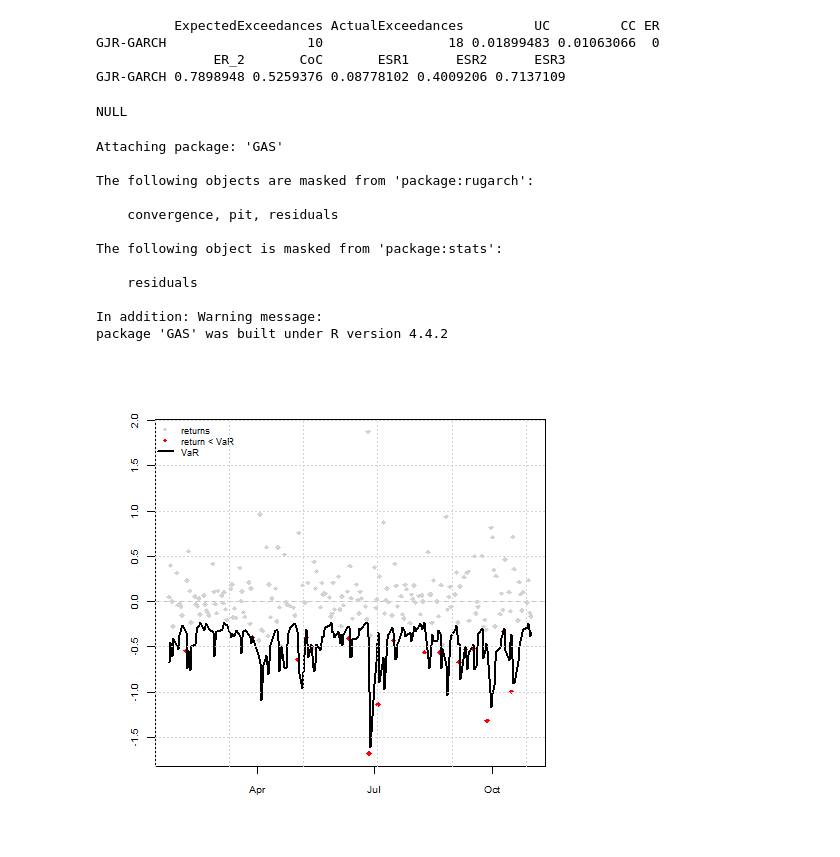
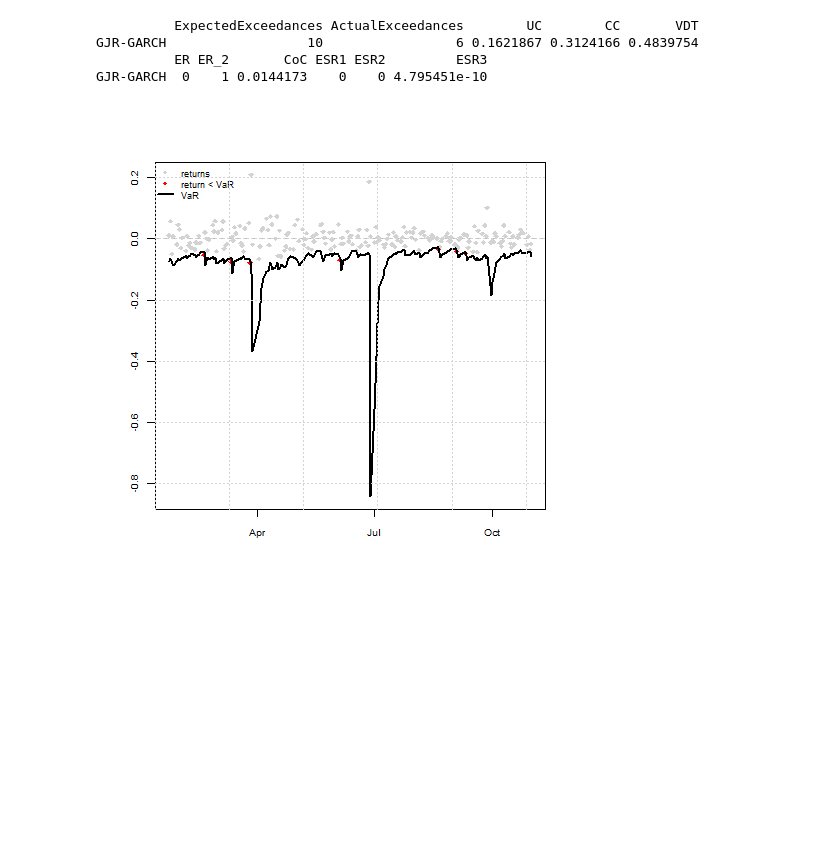
Before and after one commit to chrisdybdahl/var-es-toolbox, a Jupyter notebook: notebooks/03_model_training.ipynb, the cells around one changed output. Saved outputs shown, nothing was run; the diff lists cells and outputs as text; code cells hidden in the pictures; blank space fills up the shorter version.

```diff
--- a/notebooks/03_model_training.ipynb
+++ b/notebooks/03_model_training.ipynb
@@ -13,7 +15,7 @@ from rpy2.robjects import pandas2ri, globalenv
 # %%
 project_dir = Path(os.getcwd()).resolve().parent
 # Asset
-asset = "DBc1_return"
+asset = "DEBQc1_return"
 globalenv["asset"] = str(asset)
 
 # Retrieve data
@@ -30,7 +32,7 @@ hs_path = models_dir / "hs.R"
 garch_path = models_dir / "garch.R"
 gas_path = models_dir / "gas.R"
 hybrid_evt_path = models_dir / "hybrid_evt.R"
-caviar_path = models_dir / "caviar.R"
+caviar_path = models_dir / "caviar" / "caviar.R"
 backtest_path = backtest_dir / "backtesting.R"
 
 globalenv['hs_path'] = str(hs_path)
@@ -50,7 +52,7 @@ c = 0.05
 t = 0.95
 p = 1
 q = 1
-m = 1000
+m = 500
 n = 200
 refit = 10
 
@@ -244,33 +232,20 @@ source(backtest_path)
 vol <- result$VOL
 run_backtests(returns, var, es, c, VOL = vol, prefix = "GJR-GARCH")
 # %% [output]
-          ExpectedExceedances ActualExceedances         UC         CC ER
-GJR-GARCH                  10                18 0.01899483 0.01063066  0
-               ER_2       CoC       ESR1      ESR2      ESR3
-GJR-GARCH 0.7898948 0.5259376 0.08778102 0.4009206 0.7137109
+          ExpectedExceedances ActualExceedances        UC        CC       VDT
+GJR-GARCH                  10                 6 0.1621867 0.3124166 0.4839754
+          ER ER_2       CoC ESR1 ESR2         ESR3
+GJR-GARCH  0    1 0.0144173    0    0 4.795451e-10
 # %%
 %%R
 source(gas_path)
 
-result <- forecast_u_GAS(df, c, n, m, r = 100, dist = "sstd")
+result <- forecast_u_GAS(df, c, n, m, r = 10, dist = "sstd")
 
 var <- -result$VaR
 VaRplot(c, returns, var)
 # %% [output]
-NULL
-Attaching package: 'GAS'
-
-The following objects are masked from 'package:rugarch':
-
-    convergence, pit, residuals
-
-The following object is masked from 'package:stats':
-
-    residuals
-
-In addition: Warning message:
-package 'GAS' was built under R version 4.4.2
-[figure, old version]
+[figure, new version]
 # %%
 %%R
 
```
Also changed, not shown: parts of 20 cells of this notebook, 21 other files.
